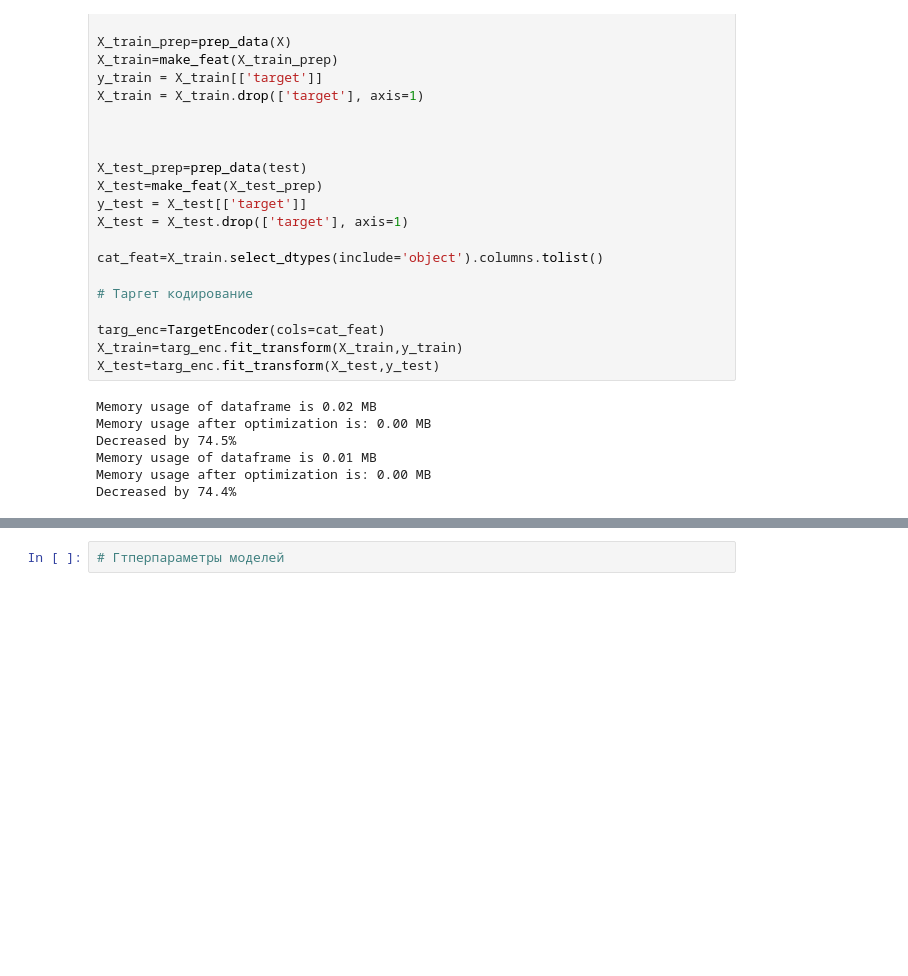
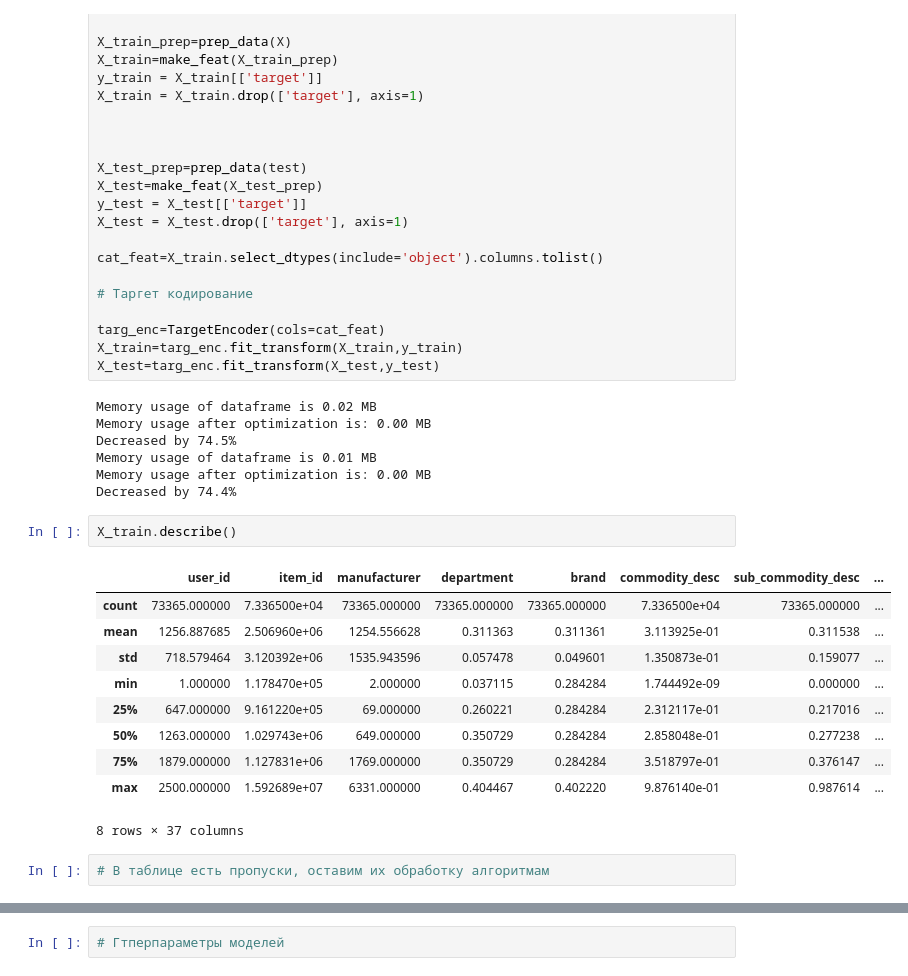
Before and after one commit to Dvk2002/REC_SYS_GOODS, a Jupyter notebook: Rec_sys_goods.ipynb, the cells around one changed output, grey strips where cells are left out. Drawn from its saved outputs; the diff is of its cells as text; blank space fills up the shorter version.

```diff
--- a/Rec_sys_goods.ipynb
+++ b/Rec_sys_goods.ipynb
@@ -250,3 +258,18 @@ Decreased by 74.5%
 Memory usage of dataframe is 0.01 MB
 Memory usage after optimization is: 0.00 MB
 Decreased by 74.4%
+# %%
+X_train.describe()
+# %% [output]
+|  | user_id | item_id | manufacturer | department | brand | commodity_desc | sub_commodity_desc | ... |
+| count | 73365.000000 | 7.336500e+04 | 73365.000000 | 73365.000000 | 73365.000000 | 7.336500e+04 | 73365.000000 | ... |
+| mean | 1256.887685 | 2.506960e+06 | 1254.556628 | 0.311363 | 0.311361 | 3.113925e-01 | 0.311538 | ... |
+| std | 718.579464 | 3.120392e+06 | 1535.943596 | 0.057478 | 0.049601 | 1.350873e-01 | 0.159077 | ... |
+| min | 1.000000 | 1.178470e+05 | 2.000000 | 0.037115 | 0.284284 | 1.744492e-09 | 0.000000 | ... |
+| 25% | 647.000000 | 9.161220e+05 | 69.000000 | 0.260221 | 0.284284 | 2.312117e-01 | 0.217016 | ... |
+| 50% | 1263.000000 | 1.029743e+06 | 649.000000 | 0.350729 | 0.284284 | 2.858048e-01 | 0.277238 | ... |
+| 75% | 1879.000000 | 1.127831e+06 | 1769.000000 | 0.350729 | 0.284284 | 3.518797e-01 | 0.376147 | ... |
+| max | 2500.000000 | 1.592689e+07 | 6331.000000 | 0.404467 | 0.402220 | 9.876140e-01 | 0.987614 | ... |
+8 rows × 37 columns
+# %%
+# В таблице есть пропуски, оставим их обработку алгоритмам
```
Also changed, not shown: parts of 8 cells of this notebook.
